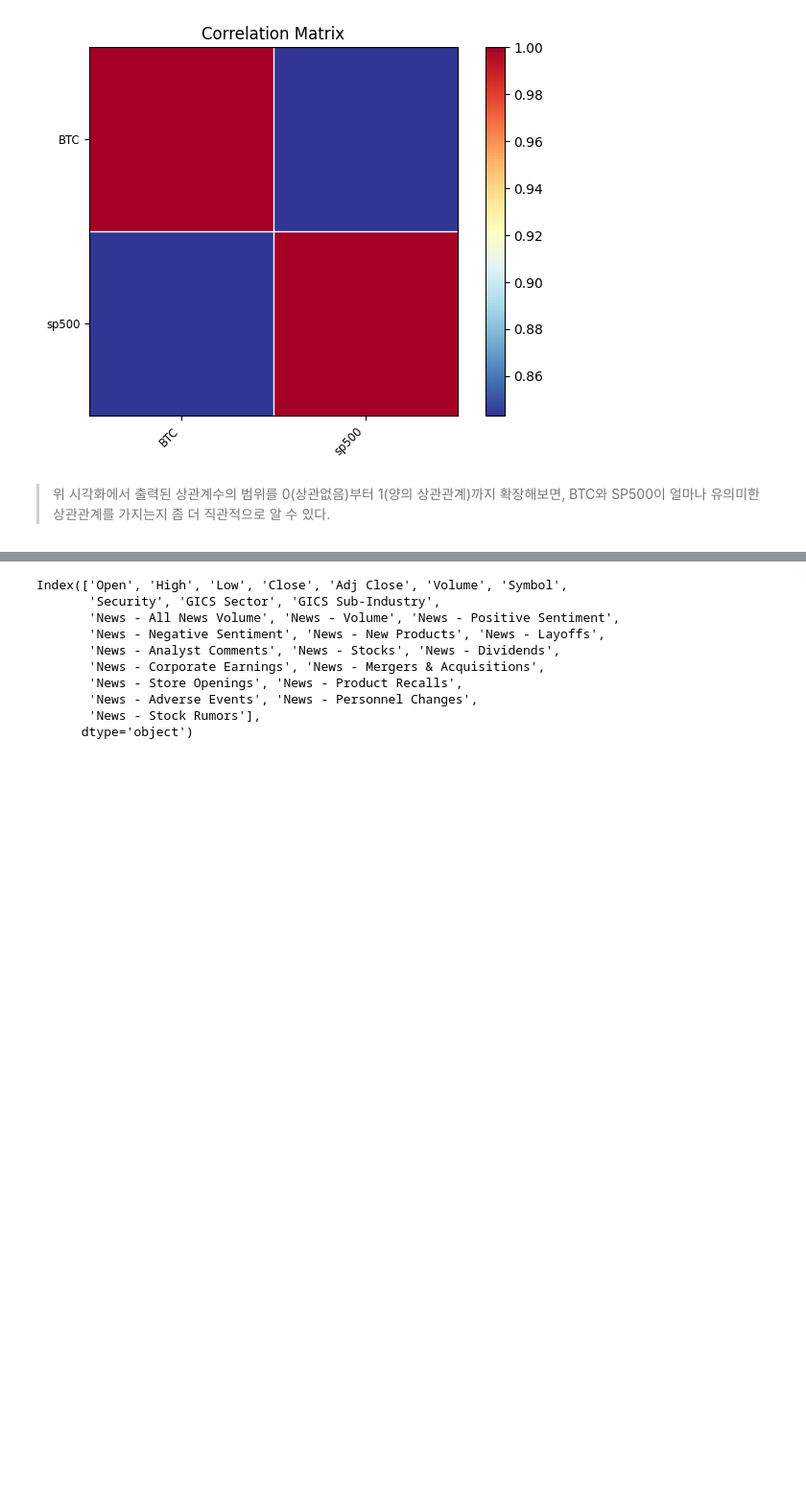
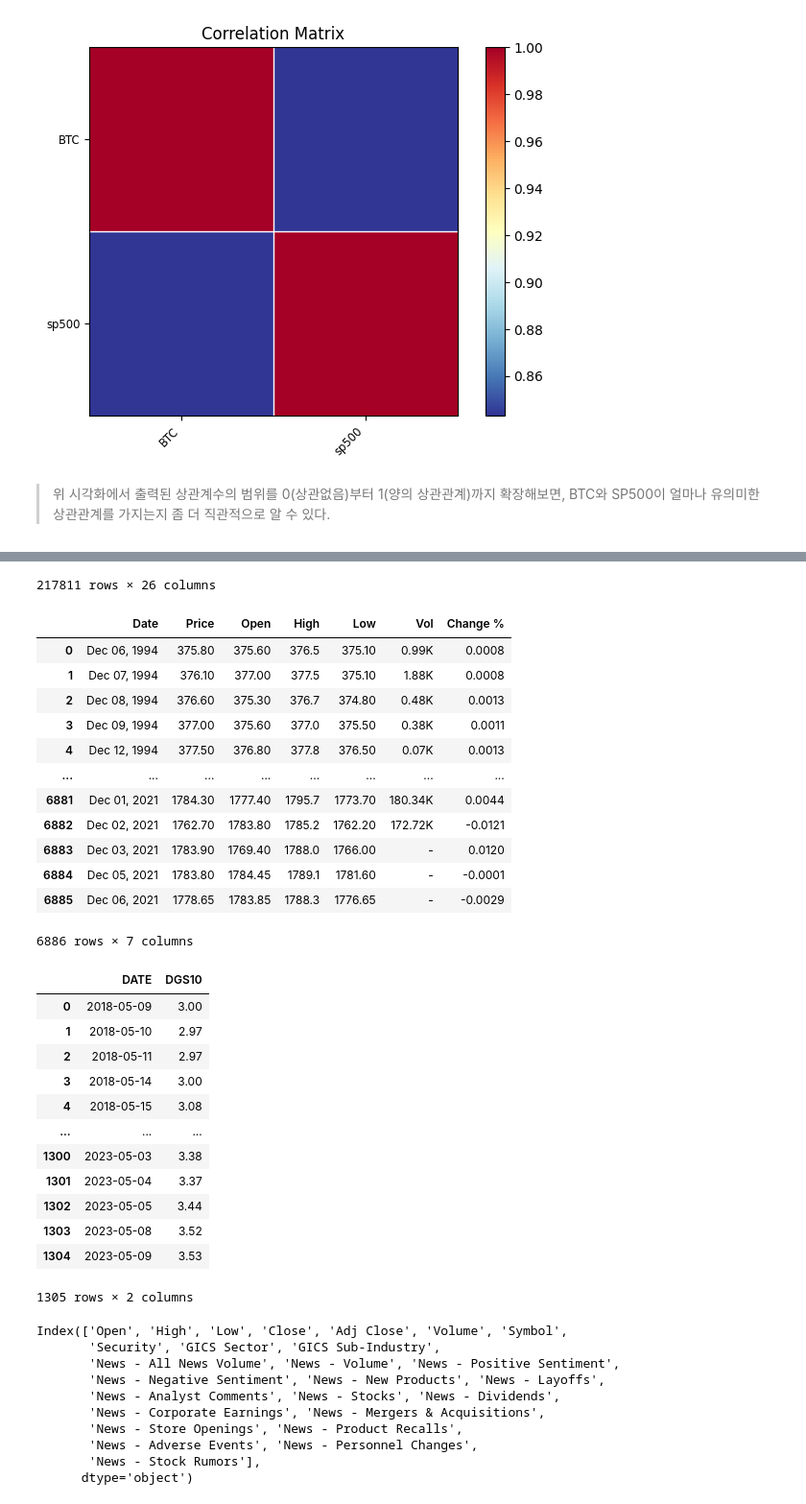
Before and after one commit to young1ll/time-series-da, a Jupyter notebook: notebook/correlation_btc.ipynb, the cells around one changed output, grey strips where cells are left out. Shown: that part at 96% size. Cells and saved outputs as stored; diff of their text form; code cells hidden in the pictures; blank space fills up the shorter version.

```diff
--- a/notebook/correlation_btc.ipynb
+++ b/notebook/correlation_btc.ipynb
@@ -211,0 +184,10 @@ snes_df
+# %%
+import pandas as pd
+SNES_FILEPATH = '../data/data.parquet' # SNES 2020-09-30 ~ 2022-06-30
+GOLD_FILEPATH = '../data/Gold_Daily.csv' # Gold 1994-12-06 ~ 2021-12-06
+US10_FILEPATH = '../data/DGS10.csv' # US10YT(수익률) 1994-12-06 ~ 2021-12-06
+snes_df = pd.read_parquet(SNES_FILEPATH)
+gold_df = pd.read_csv(GOLD_FILEPATH)
+us10_df = pd.read_csv(US10_FILEPATH)
+display(snes_df, gold_df, us10_df)
+# %% [output]
@@ -212,3 +207,30 @@ snes_df
+217811 rows × 26 columns
+|  | Date | Price | Open | High | Low | Vol | Change % |
+| 0 | Dec 06, 1994 | 375.80 | 375.60 | 376.5 | 375.10 | 0.99K | 0.0008 |
+| 1 | Dec 07, 1994 | 376.10 | 377.00 | 377.5 | 375.10 | 1.88K | 0.0008 |
+| 2 | Dec 08, 1994 | 376.60 | 375.30 | 376.7 | 374.80 | 0.48K | 0.0013 |
+| 3 | Dec 09, 1994 | 377.00 | 375.60 | 377.0 | 375.50 | 0.38K | 0.0011 |
+| 4 | Dec 12, 1994 | 377.50 | 376.80 | 377.8 | 376.50 | 0.07K | 0.0013 |
+| ... | ... | ... | ... | ... | ... | ... | ... |
+| 6881 | Dec 01, 2021 | 1784.30 | 1777.40 | 1795.7 | 1773.70 | 180.34K | 0.0044 |
+| 6882 | Dec 02, 2021 | 1762.70 | 1783.80 | 1785.2 | 1762.20 | 172.72K | -0.0121 |
+| 6883 | Dec 03, 2021 | 1783.90 | 1769.40 | 1788.0 | 1766.00 | - | 0.0120 |
+| 6884 | Dec 05, 2021 | 1783.80 | 1784.45 | 1789.1 | 1781.60 | - | -0.0001 |
+| 6885 | Dec 06, 2021 | 1778.65 | 1783.85 | 1788.3 | 1776.65 | - | -0.0029 |
+6886 rows × 7 columns
+|  | DATE | DGS10 |
+| 0 | 2018-05-09 | 3.00 |
+| 1 | 2018-05-10 | 2.97 |
+| 2 | 2018-05-11 | 2.97 |
+| 3 | 2018-05-14 | 3.00 |
+| 4 | 2018-05-15 | 3.08 |
+| ... | ... | ... |
+| 1300 | 2023-05-03 | 3.38 |
+| 1301 | 2023-05-04 | 3.37 |
+| 1302 | 2023-05-05 | 3.44 |
+| 1303 | 2023-05-08 | 3.52 |
+| 1304 | 2023-05-09 | 3.53 |
+1305 rows × 2 columns
 # %%
 snes_df.columns
 # %% [output]
```
Also changed, not shown: parts of 41 cells of this notebook, 9 other files.
